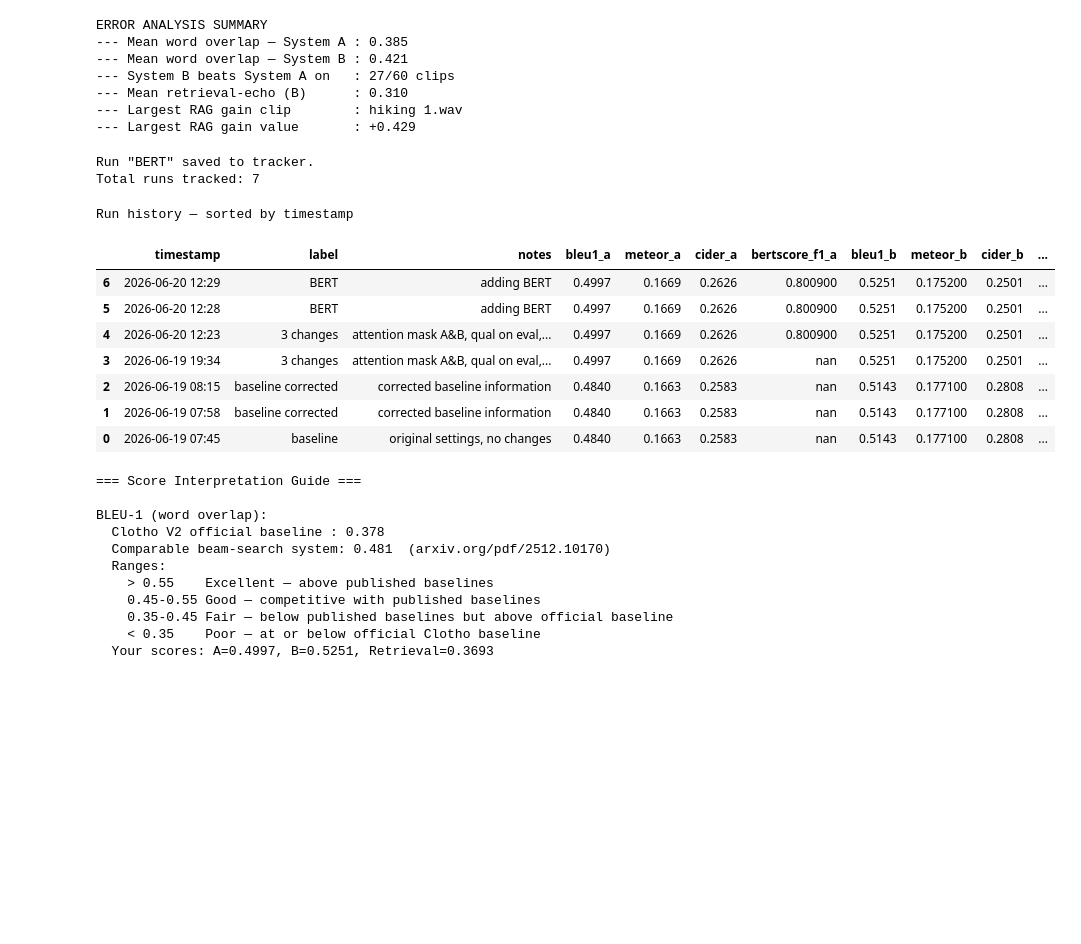
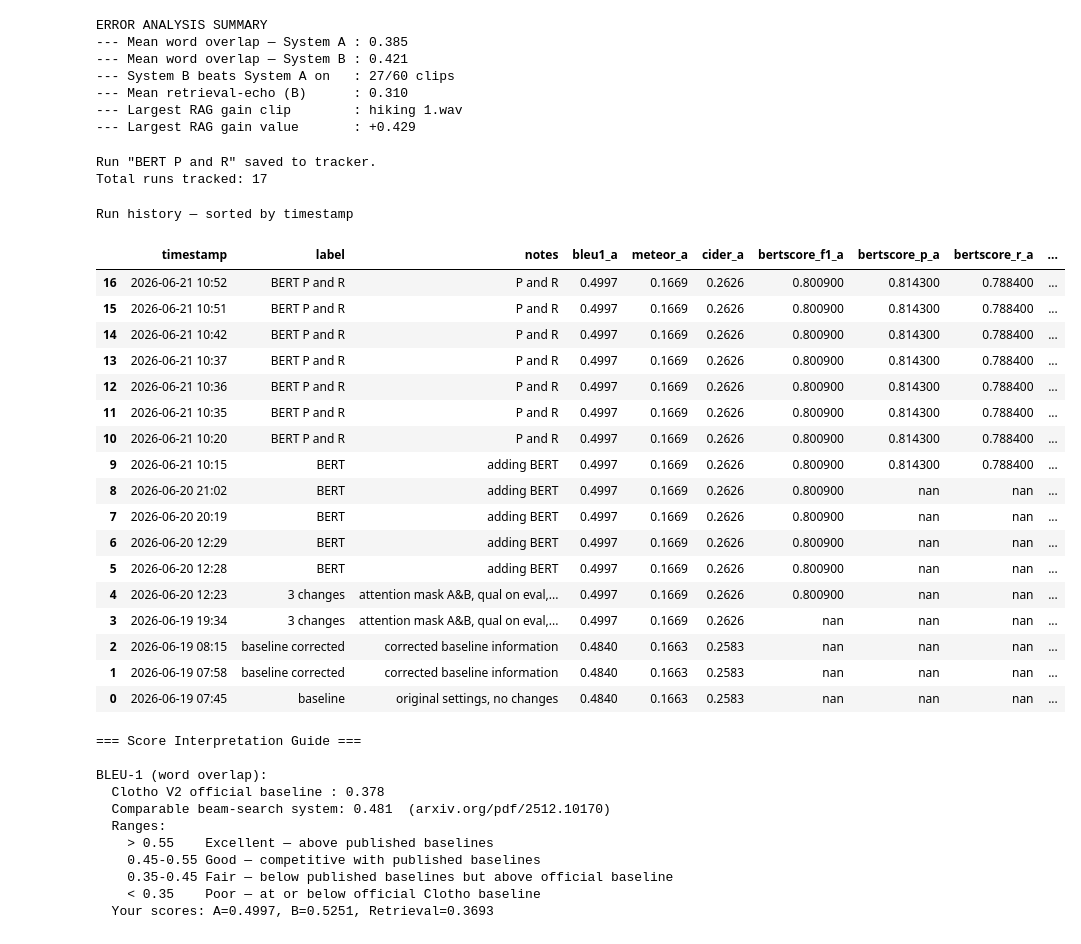
Before and after one commit to annhmartin/ML-audio, a Jupyter notebook: Untitled0.ipynb, the cells around one changed output. Saved outputs shown, nothing was run; the diff lists cells and outputs as text; code cells hidden in the pictures; blank space fills up the shorter version.

```diff
--- a/Untitled0.ipynb
+++ b/Untitled0.ipynb
@@ -1409,8 +1410,8 @@ import os
 
 # FILL THIS IN EACH RUN
 run_config = {
-    'label'         : 'BERT',
-    'notes'         : 'adding BERT',
+    'label'         : 'BERT P and R',
+    'notes'         : 'P and R',
     'epochs_a'      : 11,
     'lr_a'          : 2e-4,
     'epochs_b'      : 15,
@@ -1435,62 +1436,80 @@ run_results = {
     'bleu4_a'       : results['System A']['BLEU-4'],
     'meteor_a'      : results['System A']['METEOR'],
     'cider_a'       : results['System A']['CIDEr'],
+    'bertscore_f1_a'  : bert_results['System A']['BERTScore-F1'],
+    'bertscore_p_a'  : bert_results['System A']['BERTScore-P'],
+    'bertscore_r_a'  : bert_results['System A']['BERTScore-R'],
+
     'bleu1_b'       : results['System B (RAG)']['BLEU-1'],
     'bleu4_b'       : results['System B (RAG)']['BLEU-4'],
     'meteor_b'      : results['System B (RAG)']['METEOR'],
     'cider_b'       : results['System B (RAG)']['CIDEr'],
     'bleu1_ret'     : results['Retrieval (NN)']['BLEU-1'],
     'cider_ret'     : results['Retrieval (NN)']['CIDEr'],
+    'bertscore_f1_b'  : bert_results['System B (RAG)']['BERTScore-F1'],
+    'bertscore_p_b'  : bert_results['System B (RAG)']['BERTScore-P'],
+    'bertscore_r_b'  : bert_results['System B (RAG)']['BERTScore-R'],
+
     'mean_overlap_a': df_err['oa'].mean(),
     'mean_overlap_b': df_err['ob'].mean(),
     'b_beats_a'     : (df_err['b_gain'] > 0).sum(),
     'echo_b'        : df_err['echo'].mean(),
-    'bertscore_f1_a'  : bert_results['System A']['BERTScore-F1'],
-    'bertscore_f1_b'  : bert_results['System B (RAG)']['BERTScore-F1'],
     'bertscore_f1_ret': bert_results['Retrieval (NN)']['BERTScore-F1'],
+    'bertscore_p_ret': bert_results['Retrieval (NN)']['BERTScore-P'],
+    'bertscore_r_ret': bert_results['Retrieval (NN)']['BERTScore-R'],
 }
 
 # save to CSV
 tracker_path = os.path.join(CACHE_DIR, 'run_tracker.csv')
 new_row = pd.DataFrame([run_results])
 
 if os.path.exists(tracker_path):
     existing = pd.read_csv(tracker_path)
     tracker = pd.concat([existing, new_row], ignore_index=True)
 else:
     tracker = new_row
 
 tracker.to_csv(tracker_path, index=False)
 print(f'Run "{run_config["label"]}" saved to tracker.')
 print(f'Total runs tracked: {len(tracker)}')
 print()
 
 # display history sorted by CIDEr System A
 display(tracker[['timestamp','label','notes',
-                 'bleu1_a','meteor_a','cider_a','bertscore_f1_a',
-                 'bleu1_b','meteor_b','cider_b','bertscore_f1_b',
+                 'bleu1_a','meteor_a','cider_a','bertscore_f1_a','bertscore_p_a','bertscore_r_a',
+                 'bleu1_b','meteor_b','cider_b','bertscore_f1_b','bertscore_p_b','bertscore_r_b',
                  'beam_width','epochs_a','weighted_caps','filtered_clips']]
         .sort_values('timestamp', ascending=False)
         .style.format({
             'cider_a' : '{:.4f}',
             'bleu1_a' : '{:.4f}',
             'meteor_a': '{:.4f}',
             'cider_b' : '{:.4f}',
             'bleu1_b' : '{:.4f}',
         })
         .set_caption('Run history — sorted by timestamp'))
 # %% [output]
-Run "BERT" saved to tracker.
-Total runs tracked: 7
+Run "BERT P and R" saved to tracker.
+Total runs tracked: 17
 Run history — sorted by timestamp
-|  | timestamp | label | notes | bleu1_a | meteor_a | cider_a | bertscore_f1_a | bleu1_b | meteor_b | cider_b | ... |
-| 6 | 2026-06-20 12:29 | BERT | adding BERT | 0.4997 | 0.1669 | 0.2626 | 0.800900 | 0.5251 | 0.175200 | 0.2501 | ... |
-| 5 | 2026-06-20 12:28 | BERT | adding BERT | 0.4997 | 0.1669 | 0.2626 | 0.800900 | 0.5251 | 0.175200 | 0.2501 | ... |
-| 4 | 2026-06-20 12:23 | 3 changes | attention mask A&B, qual on eval,... | 0.4997 | 0.1669 | 0.2626 | 0.800900 | 0.5251 | 0.175200 | 0.2501 | ... |
-| 3 | 2026-06-19 19:34 | 3 changes | attention mask A&B, qual on eval,... | 0.4997 | 0.1669 | 0.2626 | nan | 0.5251 | 0.175200 | 0.2501 | ... |
-| 2 | 2026-06-19 08:15 | baseline corrected | corrected baseline information | 0.4840 | 0.1663 | 0.2583 | nan | 0.5143 | 0.177100 | 0.2808 | ... |
-| 1 | 2026-06-19 07:58 | baseline corrected | corrected baseline information | 0.4840 | 0.1663 | 0.2583 | nan | 0.5143 | 0.177100 | 0.2808 | ... |
-| 0 | 2026-06-19 07:45 | baseline | original settings, no changes | 0.4840 | 0.1663 | 0.2583 | nan | 0.5143 | 0.177100 | 0.2808 | ... |
+|  | timestamp | label | notes | bleu1_a | meteor_a | cider_a | bertscore_f1_a | bertscore_p_a | bertscore_r_a | ... |
+| 16 | 2026-06-21 10:52 | BERT P and R | P and R | 0.4997 | 0.1669 | 0.2626 | 0.800900 | 0.814300 | 0.788400 | ... |
+| 15 | 2026-06-21 10:51 | BERT P and R | P and R | 0.4997 | 0.1669 | 0.2626 | 0.800900 | 0.814300 | 0.788400 | ... |
+| 14 | 2026-06-21 10:42 | BERT P and R | P and R | 0.4997 | 0.1669 | 0.2626 | 0.800900 | 0.814300 | 0.788400 | ... |
+| 13 | 2026-06-21 10:37 | BERT P and R | P and R | 0.4997 | 0.1669 | 0.2626 | 0.800900 | 0.814300 | 0.788400 | ... |
+| 12 | 2026-06-21 10:36 | BERT P and R | P and R | 0.4997 | 0.1669 | 0.2626 | 0.800900 | 0.814300 | 0.788400 | ... |
+| 11 | 2026-06-21 10:35 | BERT P and R | P and R | 0.4997 | 0.1669 | 0.2626 | 0.800900 | 0.814300 | 0.788400 | ... |
+| 10 | 2026-06-21 10:20 | BERT P and R | P and R | 0.4997 | 0.1669 | 0.2626 | 0.800900 | 0.814300 | 0.788400 | ... |
+| 9 | 2026-06-21 10:15 | BERT | adding BERT | 0.4997 | 0.1669 | 0.2626 | 0.800900 | 0.814300 | 0.788400 | ... |
+| 8 | 2026-06-20 21:02 | BERT | adding BERT | 0.4997 | 0.1669 | 0.2626 | 0.800900 | nan | nan | ... |
+| 7 | 2026-06-20 20:19 | BERT | adding BERT | 0.4997 | 0.1669 | 0.2626 | 0.800900 | nan | nan | ... |
+| 6 | 2026-06-20 12:29 | BERT | adding BERT | 0.4997 | 0.1669 | 0.2626 | 0.800900 | nan | nan | ... |
+| 5 | 2026-06-20 12:28 | BERT | adding BERT | 0.4997 | 0.1669 | 0.2626 | 0.800900 | nan | nan | ... |
+| 4 | 2026-06-20 12:23 | 3 changes | attention mask A&B, qual on eval,... | 0.4997 | 0.1669 | 0.2626 | 0.800900 | nan | nan | ... |
+| 3 | 2026-06-19 19:34 | 3 changes | attention mask A&B, qual on eval,... | 0.4997 | 0.1669 | 0.2626 | nan | nan | nan | ... |
+| 2 | 2026-06-19 08:15 | baseline corrected | corrected baseline information | 0.4840 | 0.1663 | 0.2583 | nan | nan | nan | ... |
+| 1 | 2026-06-19 07:58 | baseline corrected | corrected baseline information | 0.4840 | 0.1663 | 0.2583 | nan | nan | nan | ... |
+| 0 | 2026-06-19 07:45 | baseline | original settings, no changes | 0.4840 | 0.1663 | 0.2583 | nan | nan | nan | ... |
 # %%
 # @title Results Interpretation
 import pandas as pd
```
Also changed, not shown: parts of 11 cells of this notebook.
